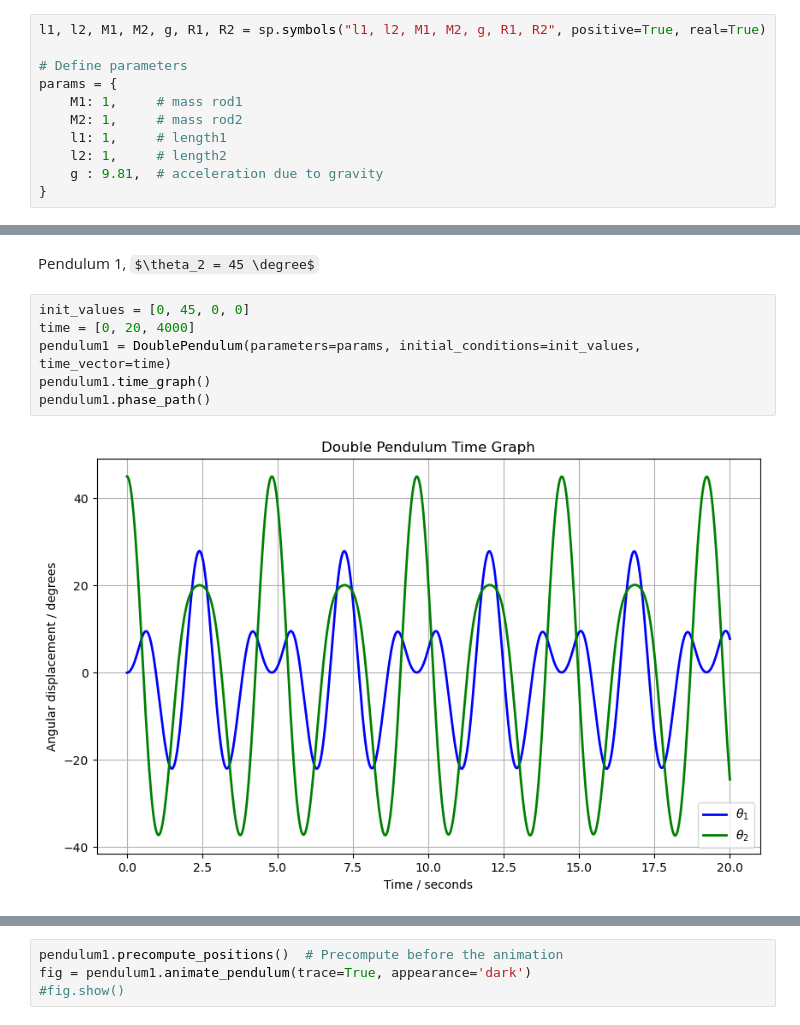
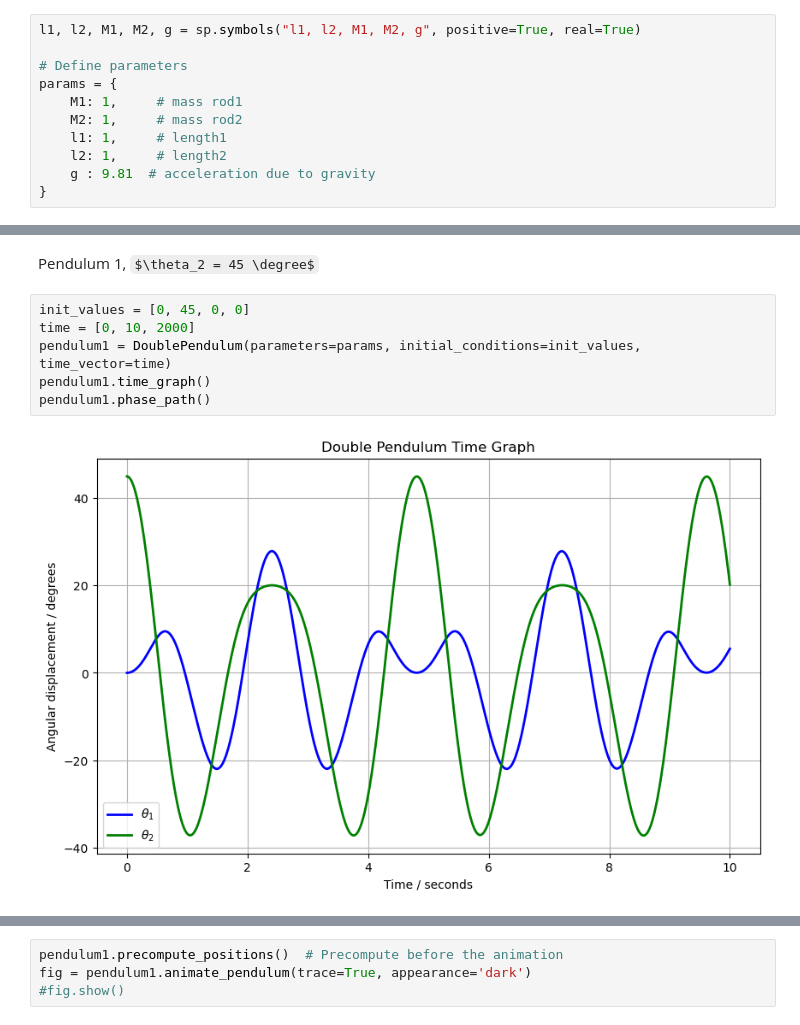
Before and after one commit to pineapple-bois/Double_Pendulum, a Jupyter notebook: Compound_Double_Pendulum/Simulation_Compound.ipynb, the cells around one changed output, grey strips where cells are left out. Drawn from its saved outputs; the diff is of its cells as text; some formulas as TeX source.

```diff
--- a/Compound_Double_Pendulum/Simulation_Compound.ipynb
+++ b/Compound_Double_Pendulum/Simulation_Compound.ipynb
@@ -29,7 +29,7 @@ $$M_1=M_2=1\text{kg}$$
 
 $$l_1=l_2=1\text{m}$$
 # %%
-l1, l2, M1, M2, g, R1, R2 = sp.symbols("l1, l2, M1, M2, g, R1, R2", positive=True, real=True)
+l1, l2, M1, M2, g = sp.symbols("l1, l2, M1, M2, g", positive=True, real=True)
 
 # Define parameters
 params = {
@@ -37,7 +37,7 @@ params = {
     M2: 1,     # mass rod2
     l1: 1,     # length1
     l2: 1,     # length2
-    g : 9.81,  # acceleration due to gravity
+    g : 9.81  # acceleration due to gravity
 }
 # %% [markdown]
 ----
@@ -55,12 +55,12 @@ Allowing $M_1=M_2=1\text{kg}$, the motion is considerably more periodic that the
 Pendulum 1, $\theta_2 = 45 \degree$
 # %%
 init_values = [0, 45, 0, 0]
-time = [0, 20, 4000]
+time = [0, 10, 2000]
 pendulum1 = DoublePendulum(parameters=params, initial_conditions=init_values, time_vector=time)
 pendulum1.time_graph()
 pendulum1.phase_path()
 # %% [output]
-[figure, old version]
+[figure, new version]
 [figure]
 # %%
 pendulum1.precompute_positions()  # Precompute before the animation
```
Also changed, not shown: 3 other files.
